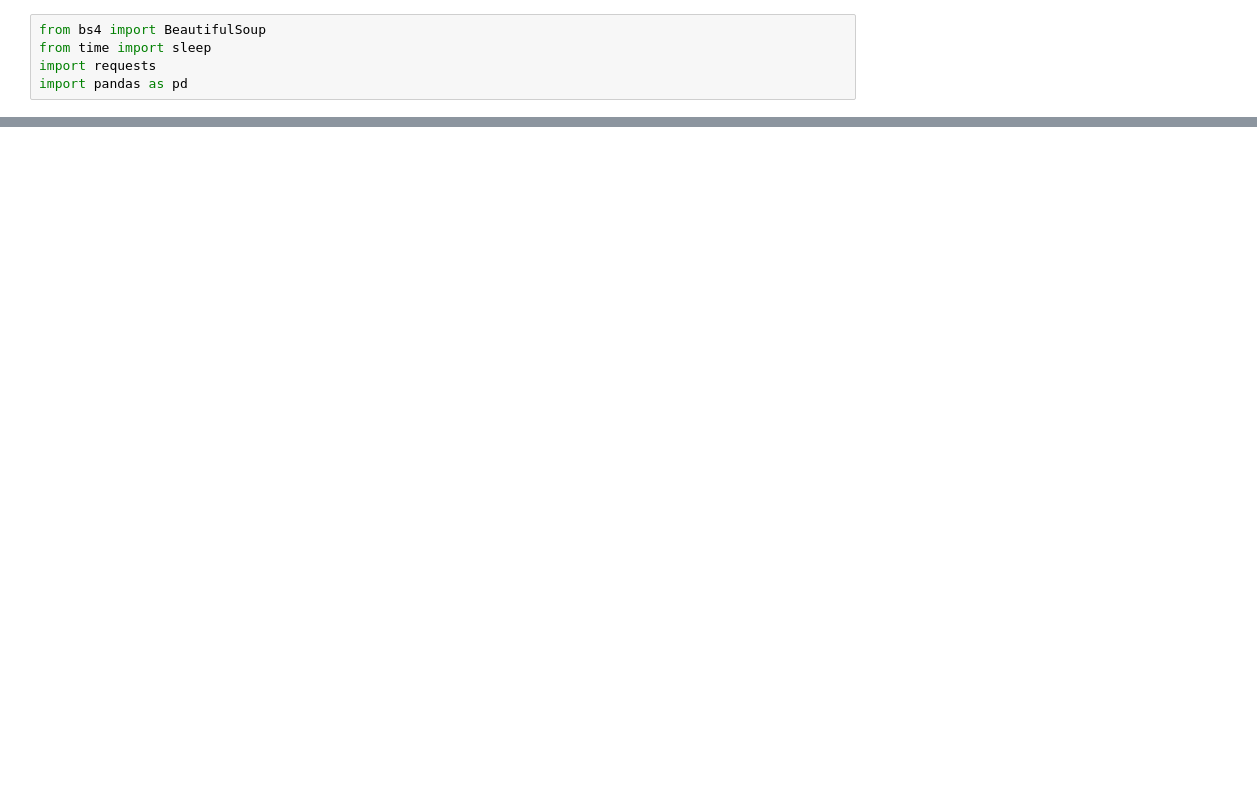
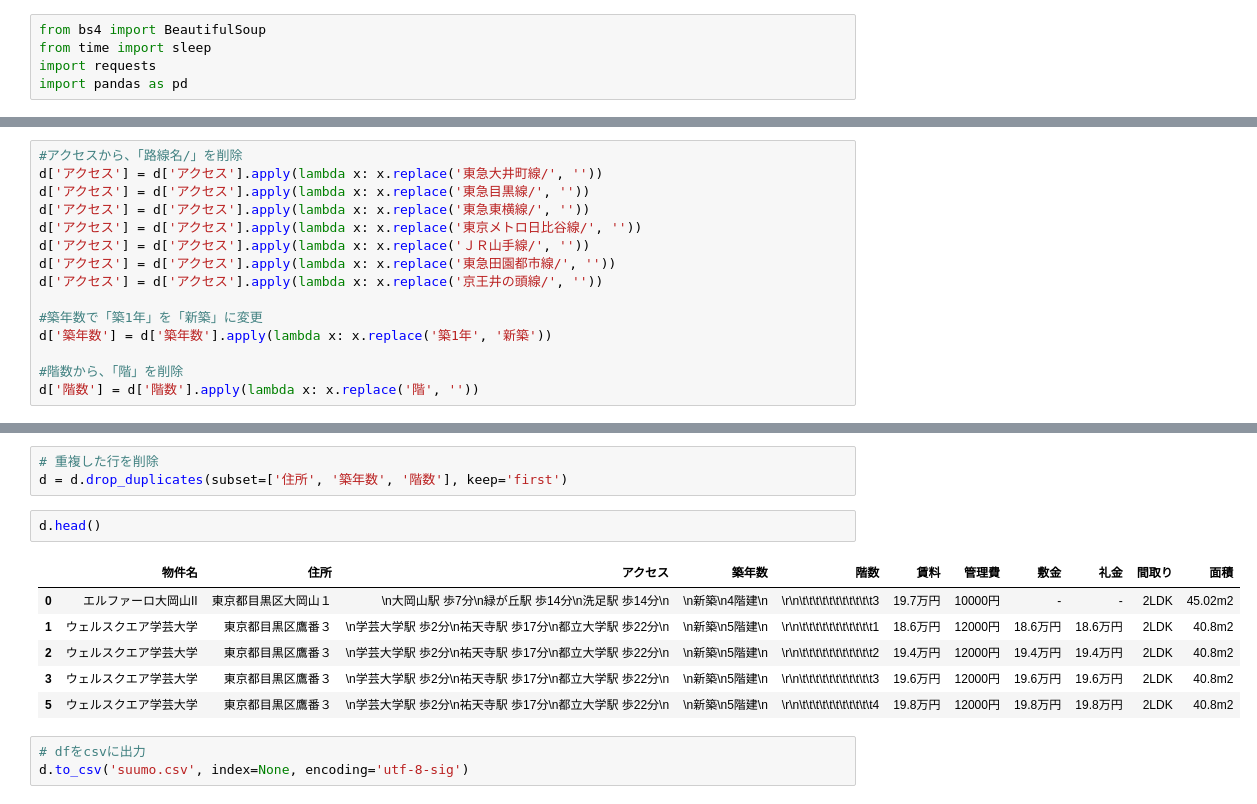
Before and after one commit to keiichikinoshita/step3-suumo, a Jupyter notebook: step3-suumo-v2.ipynb, the cells around one changed output, grey strips where cells are left out. Cells and saved outputs as stored; diff of their text form; blank space fills up the shorter version.

```diff
--- a/step3-suumo-v2.ipynb
+++ b/step3-suumo-v2.ipynb
@@ -141,0 +98,15 @@ df.to_csv('suumo.csv', index=None, encoding='utf-8-sig')
+# %%
+#アクセスから、「路線名/」を削除
+d['アクセス'] = d['アクセス'].apply(lambda x: x.replace('東急大井町線/', ''))
+d['アクセス'] = d['アクセス'].apply(lambda x: x.replace('東急目黒線/', ''))
+d['アクセス'] = d['アクセス'].apply(lambda x: x.replace('東急東横線/', ''))
+d['アクセス'] = d['アクセス'].apply(lambda x: x.replace('東京メトロ日比谷線/', ''))
+d['アクセス'] = d['アクセス'].apply(lambda x: x.replace('ＪＲ山手線/', ''))
+d['アクセス'] = d['アクセス'].apply(lambda x: x.replace('東急田園都市線/', ''))
+d['アクセス'] = d['アクセス'].apply(lambda x: x.replace('京王井の頭線/', ''))
+
+#築年数で「築1年」を「新築」に変更
+d['築年数'] = d['築年数'].apply(lambda x: x.replace('築1年', '新築'))
+
+#階数から、「階」を削除
+d['階数'] = d['階数'].apply(lambda x: x.replace('階', ''))
@@ -141,0 +140,15 @@ df.to_csv('suumo.csv', index=None, encoding='utf-8-sig')
+# %%
+# 重複した行を削除
+d = d.drop_duplicates(subset=['住所', '築年数', '階数'], keep='first')
+# %%
+d.head()
+# %% [output]
+|  | 物件名 | 住所 | アクセス | 築年数 | 階数 | 賃料 | 管理費 | 敷金 | 礼金 | 間取り | 面積 |
+| 0 | エルファーロ大岡山II | 東京都目黒区大岡山１ | \n大岡山駅 歩7分\n緑が丘駅 歩14分\n洗足駅 歩14分\n | \n新築\n4階建\n | \r\n\t\t\t\t\t\t\t\t\t\t\t3 | 19.7万円 | 10000円 | - | - | 2LDK | 45.02m2 |
+| 1 | ウェルスクエア学芸大学 | 東京都目黒区鷹番３ | \n学芸大学駅 歩2分\n祐天寺駅 歩17分\n都立大学駅 歩22分\n | \n新築\n5階建\n | \r\n\t\t\t\t\t\t\t\t\t\t\t1 | 18.6万円 | 12000円 | 18.6万円 | 18.6万円 | 2LDK | 40.8m2 |
+| 2 | ウェルスクエア学芸大学 | 東京都目黒区鷹番３ | \n学芸大学駅 歩2分\n祐天寺駅 歩17分\n都立大学駅 歩22分\n | \n新築\n5階建\n | \r\n\t\t\t\t\t\t\t\t\t\t\t2 | 19.4万円 | 12000円 | 19.4万円 | 19.4万円 | 2LDK | 40.8m2 |
+| 3 | ウェルスクエア学芸大学 | 東京都目黒区鷹番３ | \n学芸大学駅 歩2分\n祐天寺駅 歩17分\n都立大学駅 歩22分\n | \n新築\n5階建\n | \r\n\t\t\t\t\t\t\t\t\t\t\t3 | 19.6万円 | 12000円 | 19.6万円 | 19.6万円 | 2LDK | 40.8m2 |
+| 5 | ウェルスクエア学芸大学 | 東京都目黒区鷹番３ | \n学芸大学駅 歩2分\n祐天寺駅 歩17分\n都立大学駅 歩22分\n | \n新築\n5階建\n | \r\n\t\t\t\t\t\t\t\t\t\t\t4 | 19.8万円 | 12000円 | 19.8万円 | 19.8万円 | 2LDK | 40.8m2 |
+# %%
+# dfをcsvに出力
+d.to_csv('suumo.csv', index=None, encoding='utf-8-sig')
```
Also changed, not shown: parts of 9 cells of this notebook, 1 other file.
